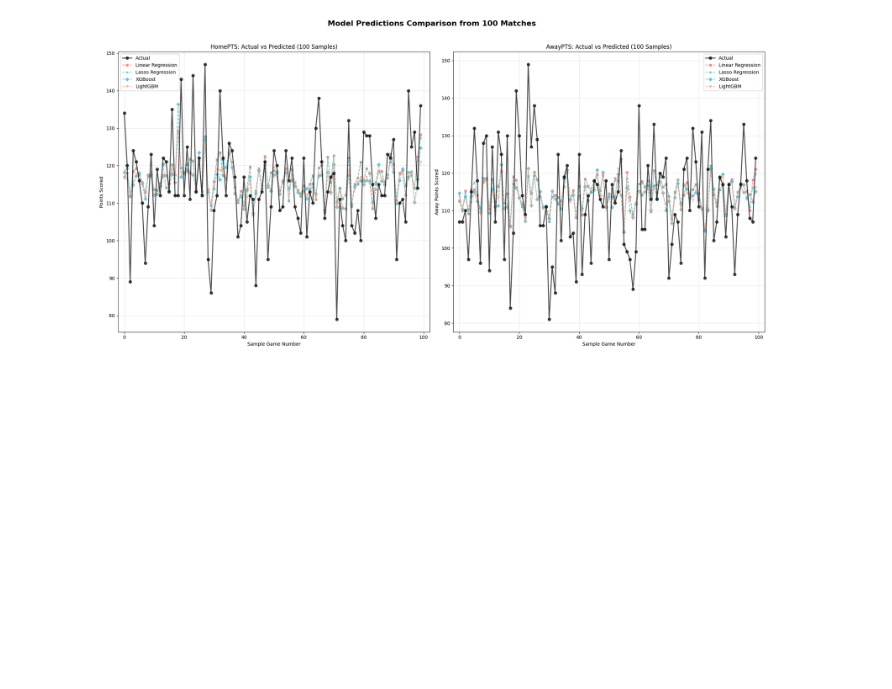
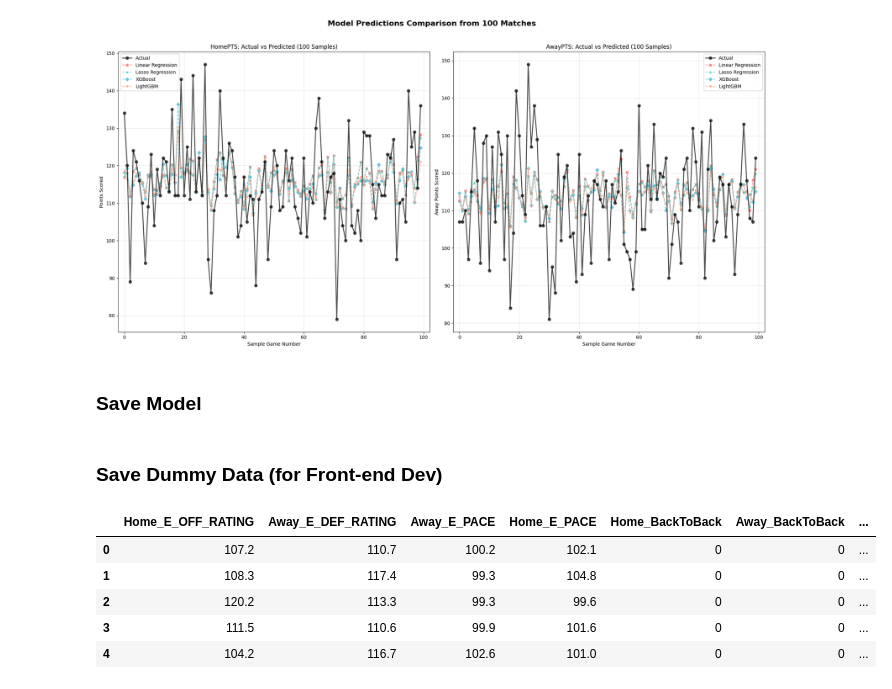
Before and after one commit to thisjustinh/NBA_OVER_UNDER_TOTAL, a Jupyter notebook: nba_model_training_v3.ipynb, the cells around one changed output. Drawn from its saved outputs; the diff is of its cells as text; code cells hidden in the pictures; blank space fills up the shorter version.

Commit message:
Add pickled model and test input data

```diff
--- a/nba_model_training_v3.ipynb
+++ b/nba_model_training_v3.ipynb
@@ -935,3 +953,5 @@ plt.tight_layout(rect=[0, 0, 1, 0.96])
 plt.show()
 # %% [output]
 [figure]
+# %% [markdown]
+### Save Model
@@ -937,0 +982,2 @@ plt.show()
+# %% [markdown]
+### Save Dummy Data (for Front-end Dev)
@@ -937,0 +987,10 @@ plt.show()
+# %%
+test_df = pd.read_parquet("model_test_input/home_model_test_data.parquet")
+test_df.head()
+# %% [output]
+|  | Home_E_OFF_RATING | Away_E_DEF_RATING | Away_E_PACE | Home_E_PACE | Home_BackToBack | Away_BackToBack | ... |
+| 0 | 107.2 | 110.7 | 100.2 | 102.1 | 0 | 0 | ... |
+| 1 | 108.3 | 117.4 | 99.3 | 104.8 | 0 | 0 | ... |
+| 2 | 120.2 | 113.3 | 99.3 | 99.6 | 0 | 0 | ... |
+| 3 | 111.5 | 110.6 | 99.9 | 101.6 | 0 | 0 | ... |
+| 4 | 104.2 | 116.7 | 102.6 | 101.0 | 0 | 0 | ... |
```
Also changed, not shown: parts of 3 cells of this notebook, 7 other files.
